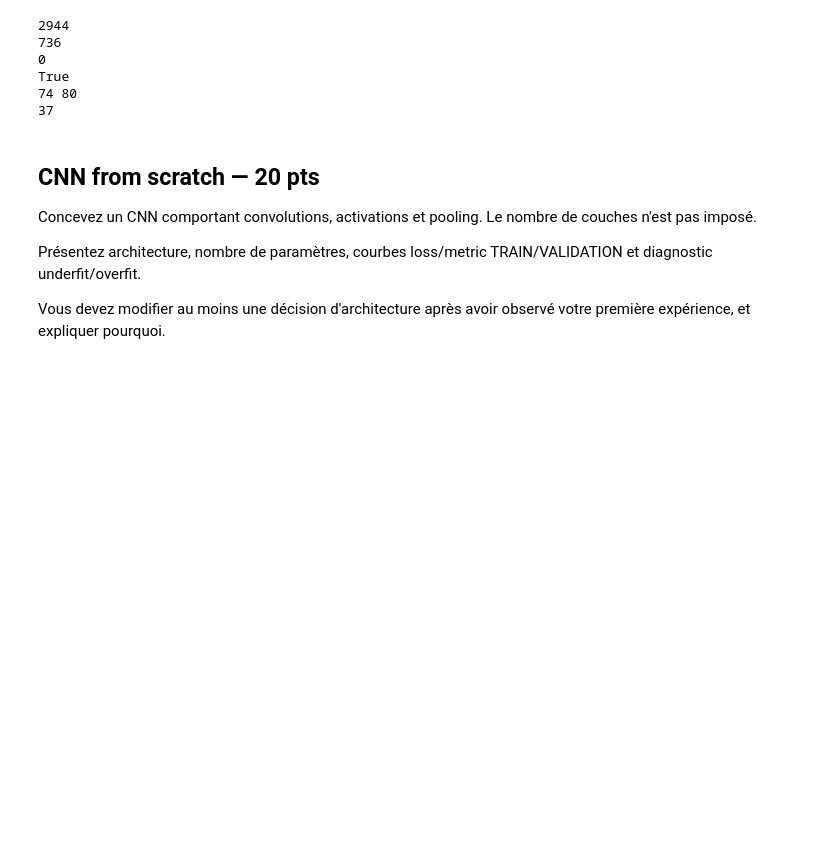
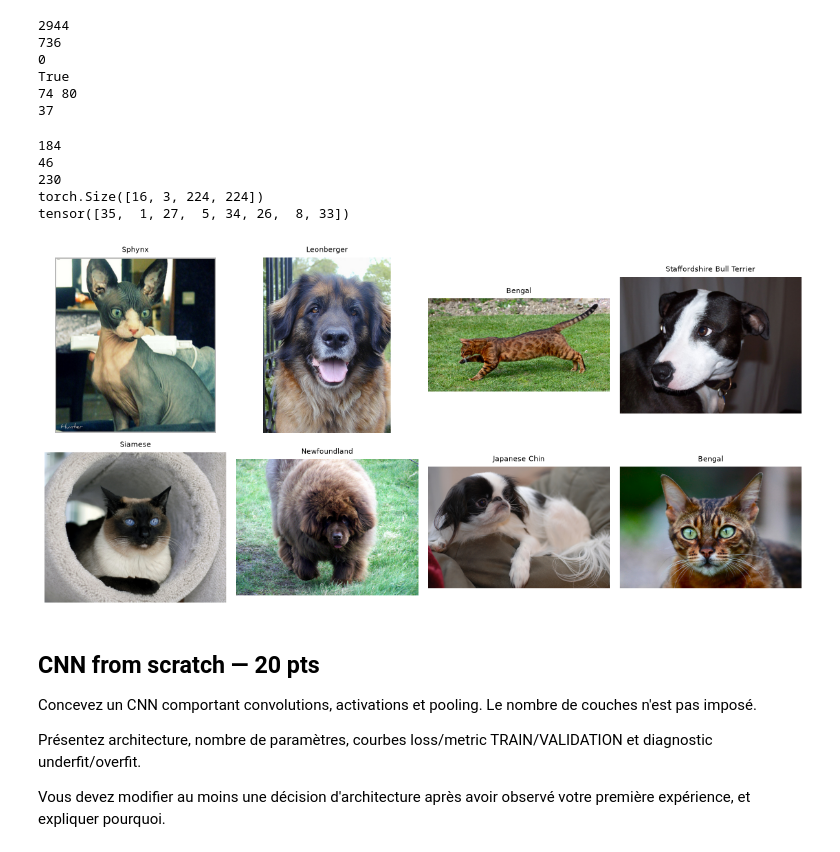
Before and after one commit to hamzabouhouch1003/Training01, a Jupyter notebook: PACK_4_TP_NOTES_IA_4A_OPTION_DEVELOPPEUR/TP_NOTE_S8_CNN_OXFORD_PETS_UK.ipynb, the cells around one changed output. Drawn from its saved outputs; the diff is of its cells as text; code cells hidden in the pictures; blank space fills up the shorter version.

Commit message:
Mise a jour TP S8 - data pipeline, CNN from scratch, debut transfer learning

```diff
--- a/PACK_4_TP_NOTES_IA_4A_OPTION_DEVELOPPEUR/TP_NOTE_S8_CNN_OXFORD_PETS_UK.ipynb
+++ b/PACK_4_TP_NOTES_IA_4A_OPTION_DEVELOPPEUR/TP_NOTE_S8_CNN_OXFORD_PETS_UK.ipynb
@@ -134,3 +134,71 @@ True
 # écart de performance entre races en section Error analysis ne soit
 # simplement un artefact de sous-représentation dans les données
 # d'entraînement.
+# %%
+from torchvision import transforms
+from torch.utils.data import DataLoader
+import matplotlib.pyplot as plt
+
+IMG_SIZE = 224
+IMAGENET_MEAN = [0.485, 0.456, 0.406]
+IMAGENET_STD = [0.229, 0.224, 0.225]
+
+train_tf = transforms.Compose([
+    transforms.Resize((IMG_SIZE, IMG_SIZE)),
+    transforms.RandomHorizontalFlip(p=0.5),
+    transforms.RandomRotation(15),
+    transforms.ColorJitter(brightness=0.2, contrast=0.2, saturation=0.1),
+    transforms.ToTensor(),
+    transforms.Normalize(IMAGENET_MEAN, IMAGENET_STD),
+])
+
+eval_tf = transforms.Compose([
+    transforms.Resize((IMG_SIZE, IMG_SIZE)),
+    transforms.ToTensor(),
+    transforms.Normalize(IMAGENET_MEAN, IMAGENET_STD),
+])
+
+class TransformedSubset(torch.utils.data.Dataset):
+    def __init__(self, base_dataset, indices, transform):
+        self.base = base_dataset
+        self.indices = indices
+        self.transform = transform
+    def __len__(self):
+        return len(self.indices)
+    def __getitem__(self, i):
+        img, label = self.base[self.indices[i]]
+        return self.transform(img), label
+
+train_set = TransformedSubset(trainval_raw, train_idx, train_tf)
+val_set = TransformedSubset(trainval_raw, val_idx, eval_tf)
+test_set = OxfordIIITPet(root=DATA_DIR, split="test", target_types="category", download=True, transform=eval_tf)
+
+BATCH_SIZE = 16
+train_loader = DataLoader(train_set, batch_size=BATCH_SIZE, shuffle=True, num_workers=0, drop_last=True)
+val_loader = DataLoader(val_set, batch_size=BATCH_SIZE, shuffle=False, num_workers=0)
+test_loader = DataLoader(test_set, batch_size=BATCH_SIZE, shuffle=False, num_workers=0)
+
+print(len(train_loader))
+print(len(val_loader))
+print(len(test_loader))
+
+x_batch, y_batch = next(iter(train_loader))
+print(x_batch.shape)
+print(y_batch[:8])
+
+fig, axes = plt.subplots(2, 4, figsize=(12, 6))
+sample_idx = rng.choice(train_idx, size=8, replace=False)
+for ax, i in zip(axes.flat, sample_idx):
+    img, label = trainval_raw[i]
+    ax.imshow(img)
+    ax.set_title(CLASSES[label], fontsize=8)
+    ax.axis("off")
+plt.tight_layout()
+plt.show()
+# %% [output]
+184
+46
+230
+torch.Size([16, 3, 224, 224])
+tensor([35,  1, 27,  5, 34, 26,  8, 33])
+[figure, added]
```
Also changed, not shown: parts of 10 cells of this notebook.
